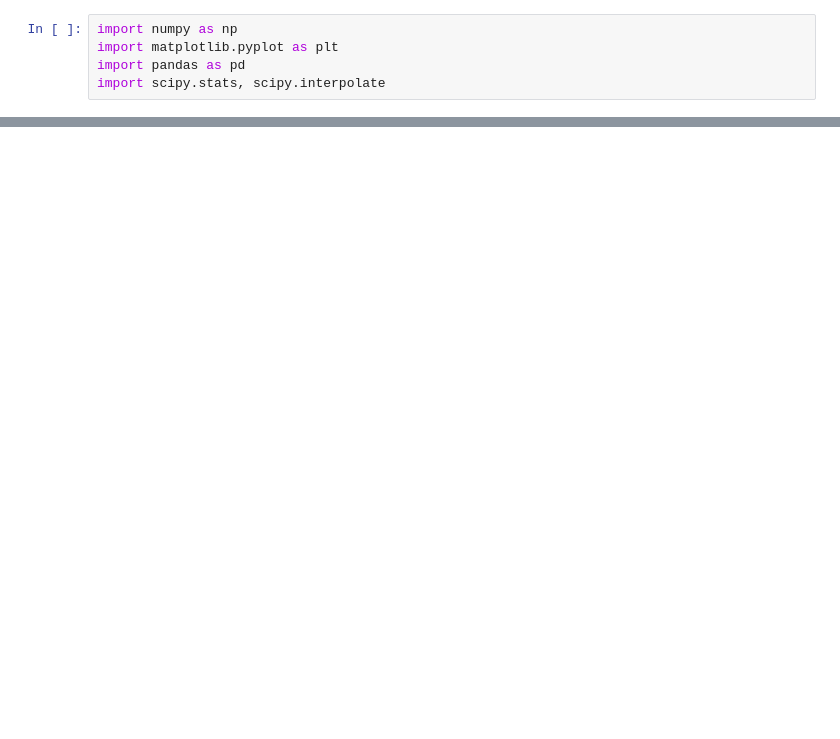
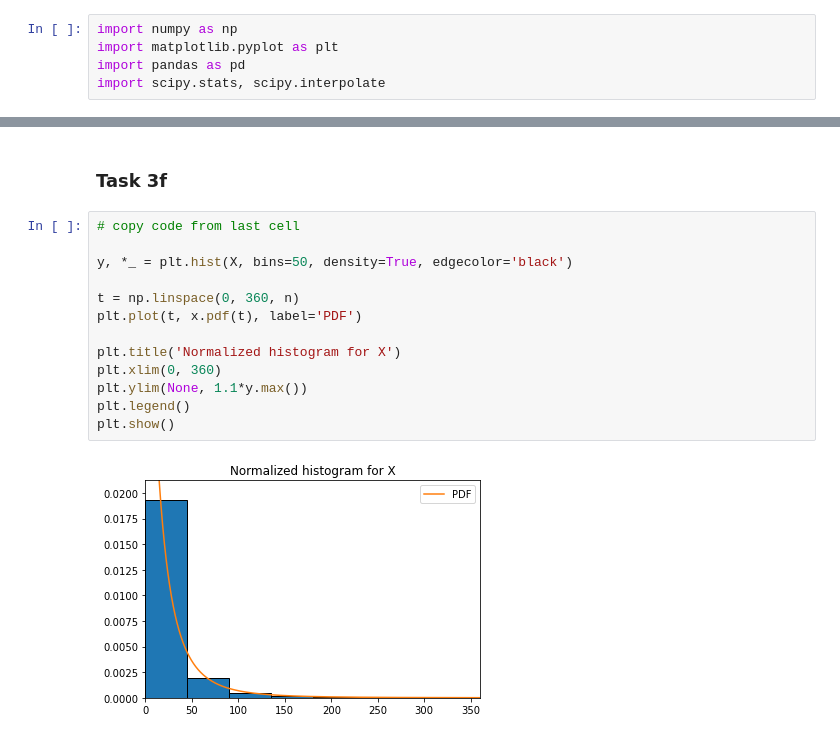
Before and after one commit to willidu/STK1100, a Jupyter notebook: oblig 2/besvarelse.ipynb, the cells around one changed output, grey strips where cells are left out. Cells and saved outputs as stored; diff of their text form; blank space fills up the shorter version.

```diff
--- a/oblig 2/besvarelse.ipynb
+++ b/oblig 2/besvarelse.ipynb
@@ -157,0 +192,17 @@ plt.show()
+# %% [markdown]
+### Task 3f
+# %%
+# copy code from last cell
+
+y, *_ = plt.hist(X, bins=50, density=True, edgecolor='black')
+
+t = np.linspace(0, 360, n)
+plt.plot(t, x.pdf(t), label='PDF')
+
+plt.title('Normalized histogram for X')
+plt.xlim(0, 360)
+plt.ylim(None, 1.1*y.max())
+plt.legend()
+plt.show()
+# %% [output]
+[figure, added]
```
Also changed, not shown: parts of 12 cells of this notebook, 2 other files.
